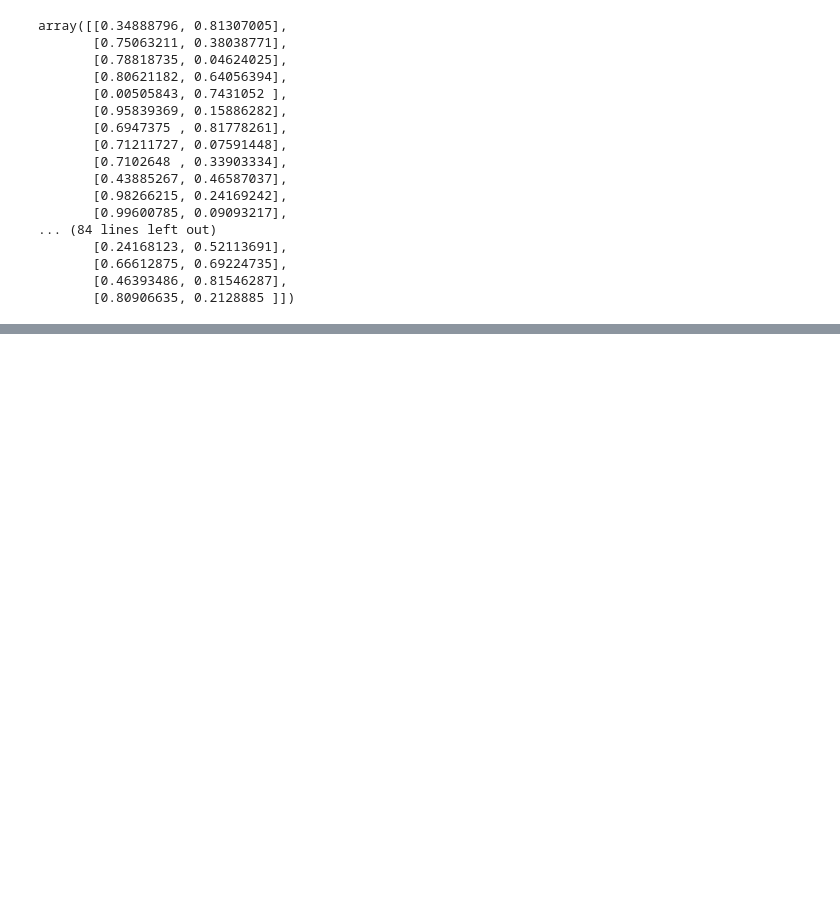
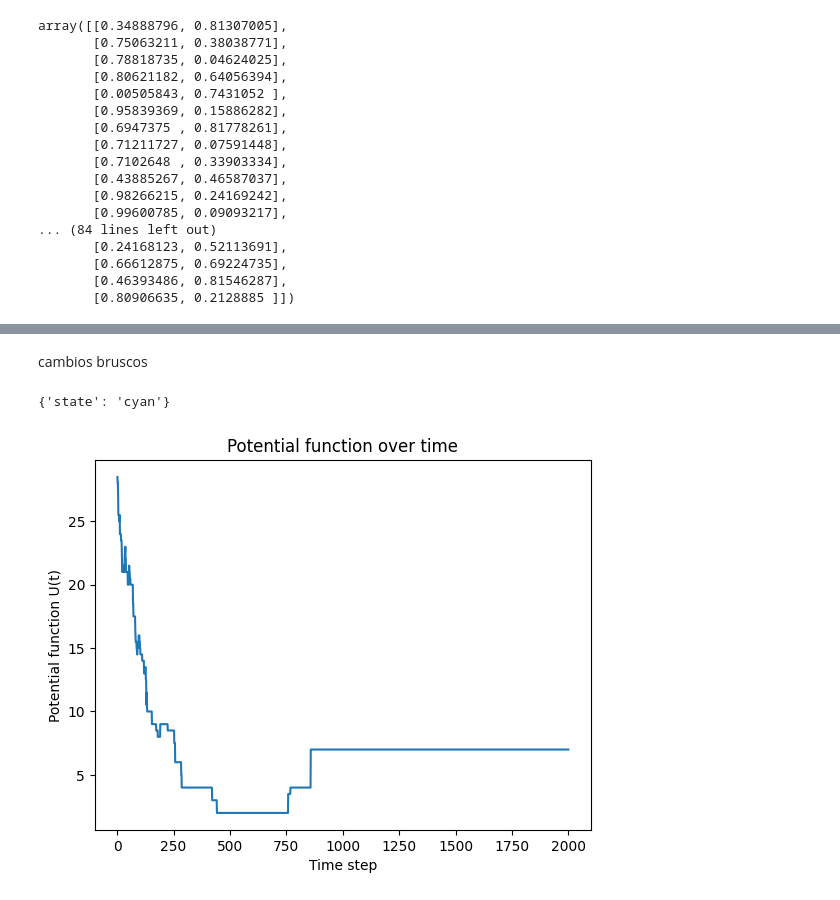
Before and after one commit to MateoRivera/network-dynamics, a Jupyter notebook: H3/H3-Aleja.ipynb, the cells around one changed output, grey strips where cells are left out. Saved outputs shown, nothing was run; the diff lists cells and outputs as text; code cells hidden in the pictures; blank space fills up the shorter version.

```diff
--- a/H3/H3-Aleja.ipynb
+++ b/H3/H3-Aleja.ipynb
@@ -266,0 +354,10 @@ plt.show()
+# %% [markdown]
+cambios bruscos
+# %%
+G2, C2, colors2= create_initial_graph()
+bands2(2000, 1, 0)
+
+#n equal to the time
+# %% [output]
+{'state': 'cyan'}
+[figure, added]
```
Also changed, not shown: parts of 26 cells of this notebook.
